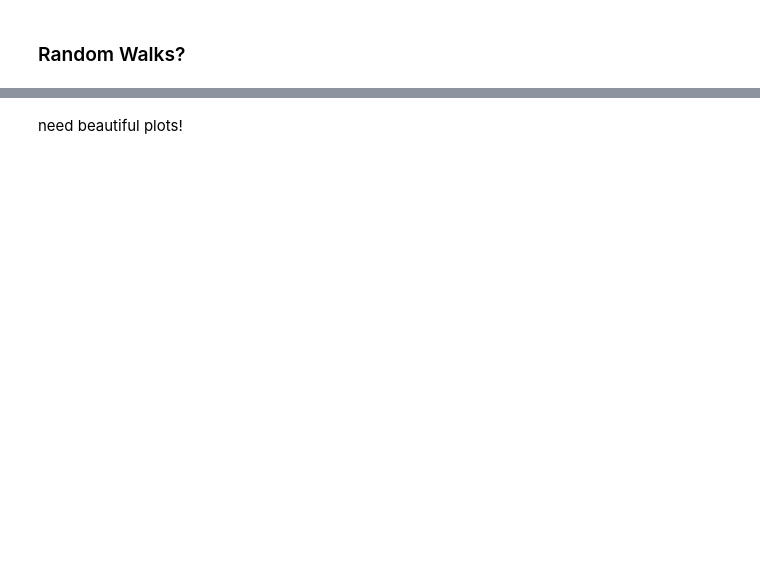
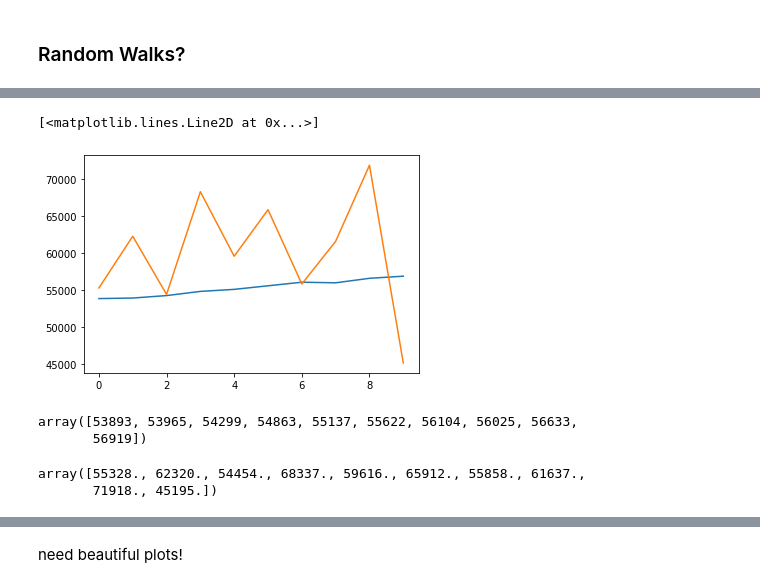
Before and after one commit to klepikhina/CSCI5352-AirTravelInfluenza, a Jupyter notebook: Code/simulations.ipynb, the cells around one changed output, grey strips where cells are left out. Drawn from its saved outputs; the diff is of its cells as text; code cells hidden in the pictures; blank space fills up the shorter version.

```diff
--- a/Code/simulations.ipynb
+++ b/Code/simulations.ipynb
@@ -345,6 +101,12 @@ P_transfer = np.linspace(0, 1, num=100)
 P_rec = np.linspace(0, 1, num=100)
 p_die = 7.540044190323758e-05
 
+sim_quarter = 1
+touch_fraction = 1
+
 x0 = np.array([P_inf[23], P_transfer[10], P_rec[33]])
-run_full_simulation(x0, A_dict, all_population, error=True)
+Y_est = run_full_simulation(x0, A_dict, all_population, years,
+                            sim_quarter=sim_quarter, touch_fraction=touch_fraction)
+cost = get_cost(deaths_matrix[sim_quarter], Y_est)
+print(cost)
 # %% [output]
@@ -358,32 +120,34 @@ def perturbe(x, mu=0, sigma=1e-4):
 def isvalid(x):
     return (x <= 1).all() and (x >= 0).all()
 
-error_tol = 0.5
-quarter = 2
+error_tol = 1e-4
+quarter = 1
+touch_fraction = 0.5
 
-# x_best = np.array([1.50141914e-03, 5.08739999e-04, 9.85804602e-01])
-# x_best = np.array([2.44585049e-02, 5.19930292e-05, 9.11488483e-01])
-# x_best = np.array([2.47333730e-02, 8.97588162e-05, 9.79676153e-01])
-# x_best = np.array([2.45480162e-02, 3.68910748e-04, 9.79240520e-01, 2.88207661e-05])
 x_best = np.array([0.1, 0.1, 0.99])
 # x_best = np.random.uniform(0, 1, size=(3,))
 print(x_best)
-error = run_full_simulation(x_best, A_dict, all_population, True, sim_quarter=quarter)
+Y_est = run_full_simulation(x_best, A_dict, all_population, years,
+                            sim_quarter=quarter, touch_fraction=touch_fraction)
+error = get_cost(deaths_matrix[quarter], Y_est)
+error_best = error
+
 print("0", error)
-error_best = error
 
 ctr = 0
 invalid_ctr = 0
 
 while error > error_tol:
-    x_i = perturbe(x_best, mu=0, sigma=1e-1)
+    x_i = perturbe(x_best, mu=0, sigma=1e-2)
 #     x_i = x_best + np.random.normal(0, 1e-3, size=x_best.shape)
     if not isvalid(x_i):
         invalid_ctr += 1
         if invalid_ctr % 10 == 0:
             print("Invalid: ", invalid_ctr)
         continue
-    error = run_full_simulation(x_i, A_dict, all_population, True, sim_quarter=quarter)
+    Y_est = run_full_simulation(x_i, A_dict, all_population, years,
+                                sim_quarter=quarter, touch_fraction=touch_fraction)
+    error = get_cost(deaths_matrix[quarter], Y_est)
     ctr += 1
     if error < error_best:
         x_best = copy(x_i)
@@ -419,0 +177,7 @@ sim_deaths = run_full_simulation(np.array([0.1, 0.1, 0.99]), A_dict, all_populat
+# %%
+quarter = 1
+print(x_best)
+sim_deaths = run_full_simulation(x_best, A_dict, all_population, years,
+                                 sim_quarter=quarter, touch_fraction=0.8)
+error = get_cost(deaths_matrix[quarter], sim_deaths)
+print(error)
@@ -451,0 +226,16 @@ array([[  59.,   56.,   61., ...,   50.,   52.,   66.],
+# %%
+plt.plot(sim_deaths.sum(axis=0))
+plt.plot(deaths_matrix[1].sum(axis=0))
+# %% [output]
+[<matplotlib.lines.Line2D at 0x...>]
+[figure, added]
+# %%
+sim_deaths.sum(axis=0)
+# %% [output]
+array([53893, 53965, 54299, 54863, 55137, 55622, 56104, 56025, 56633,
+       56919])
+# %%
+deaths_matrix[1].sum(axis=0)
+# %% [output]
+array([55328., 62320., 54454., 68337., 59616., 65912., 55858., 61637.,
+       71918., 45195.])
```
Also changed, not shown: parts of 19 cells of this notebook, 3 other files.
